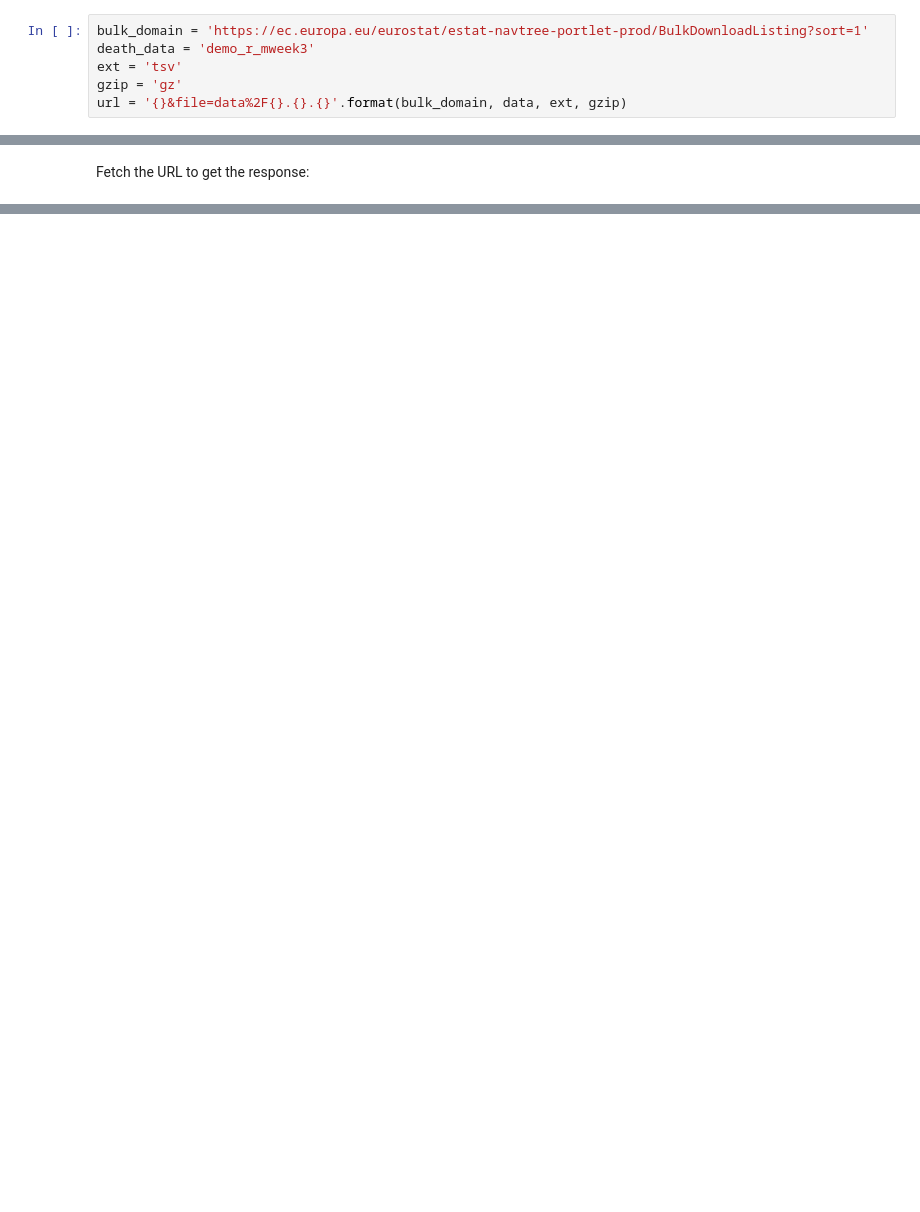
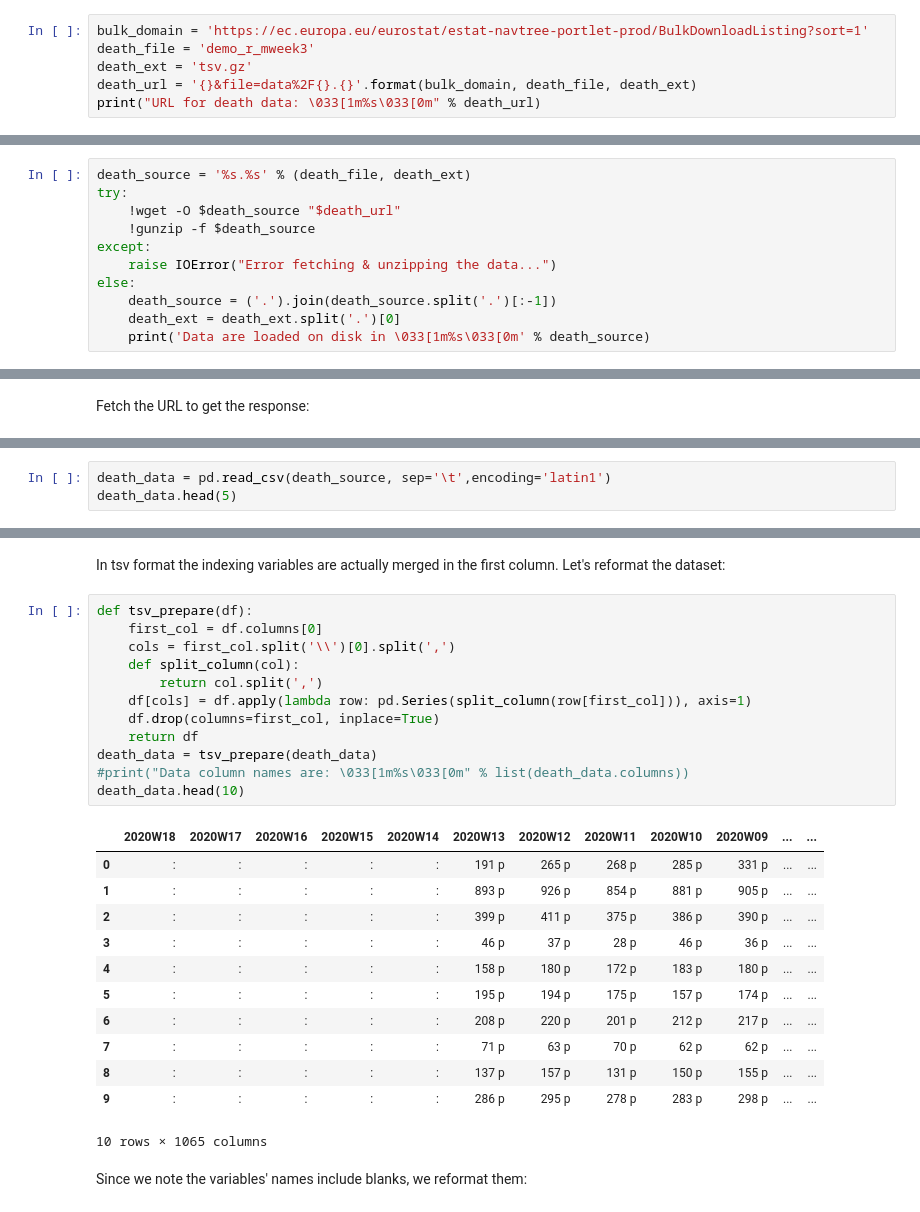
Before and after one commit to eurostat/mortality-viz, a Jupyter notebook: 02_mortality_european_regions.ipynb, the cells around one changed output, grey strips where cells are left out. Saved outputs shown, nothing was run; the diff lists cells and outputs as text; blank space fills up the shorter version.

```diff
--- a/02_mortality_european_regions.ipynb
+++ b/02_mortality_european_regions.ipynb
@@ -21,7 +53,7 @@ import zipfile
 Data on death figures will be fetched from [Eurostat bulk website](https://ec.europa.eu/eurostat/estat-navtree-portlet-prod/BulkDownloadListing?sort=1&dir=data). The link to the data source in TSV format is : https://ec.europa.eu/eurostat/estat-navtree-portlet-prod/BulkDownloadListing?sort=1&file=data%2Fdemo_r_mweek3.tsv.gz.
 # %%
 bulk_domain = 'https://ec.europa.eu/eurostat/estat-navtree-portlet-prod/BulkDownloadListing?sort=1'
-death_data = 'demo_r_mweek3'
-ext = 'tsv'
-gzip = 'gz'
-url = '{}&file=data%2F{}.{}.{}'.format(bulk_domain, data, ext, gzip)
+death_file = 'demo_r_mweek3'
+death_ext = 'tsv.gz'
+death_url = '{}&file=data%2F{}.{}'.format(bulk_domain, death_file, death_ext)
+print("URL for death data: \033[1m%s\033[0m" % death_url)
@@ -27,0 +62,11 @@ url = '{}&file=data%2F{}.{}.{}'.format(bulk_domain, data, ext, gzip)
+# %%
+death_source = '%s.%s' % (death_file, death_ext)
+try:
+    !wget -O $death_source "$death_url"
+    !gunzip -f $death_source
+except:
+    raise IOError("Error fetching & unzipping the data...")
+else:
+    death_source = ('.').join(death_source.split('.')[:-1])
+    death_ext = death_ext.split('.')[0]
+    print('Data are loaded on disk in \033[1m%s\033[0m' % death_source)
@@ -102,0 +136,3 @@ ext = ext.split('.')[0]
+# %%
+death_data = pd.read_csv(death_source, sep='\t',encoding='latin1')
+death_data.head(5)
@@ -102,0 +147,29 @@ ext = ext.split('.')[0]
+# %% [markdown]
+In tsv format the indexing variables are actually merged in the first column. Let's reformat the dataset:
+# %%
+def tsv_prepare(df):
+    first_col = df.columns[0]
+    cols = first_col.split('\\')[0].split(',')
+    def split_column(col):
+        return col.split(',')
+    df[cols] = df.apply(lambda row: pd.Series(split_column(row[first_col])), axis=1)
+    df.drop(columns=first_col, inplace=True)
+    return df
+death_data = tsv_prepare(death_data)
+#print("Data column names are: \033[1m%s\033[0m" % list(death_data.columns))
+death_data.head(10)
+# %% [output]
+|  | 2020W18 | 2020W17 | 2020W16 | 2020W15 | 2020W14 | 2020W13 | 2020W12 | 2020W11 | 2020W10 | 2020W09 | ... | ... |
+| 0 | : | : | : | : | : | 191 p | 265 p | 268 p | 285 p | 331 p | ... | ... |
+| 1 | : | : | : | : | : | 893 p | 926 p | 854 p | 881 p | 905 p | ... | ... |
+| 2 | : | : | : | : | : | 399 p | 411 p | 375 p | 386 p | 390 p | ... | ... |
+| 3 | : | : | : | : | : | 46 p | 37 p | 28 p | 46 p | 36 p | ... | ... |
+| 4 | : | : | : | : | : | 158 p | 180 p | 172 p | 183 p | 180 p | ... | ... |
+| 5 | : | : | : | : | : | 195 p | 194 p | 175 p | 157 p | 174 p | ... | ... |
+| 6 | : | : | : | : | : | 208 p | 220 p | 201 p | 212 p | 217 p | ... | ... |
+| 7 | : | : | : | : | : | 71 p | 63 p | 70 p | 62 p | 62 p | ... | ... |
+| 8 | : | : | : | : | : | 137 p | 157 p | 131 p | 150 p | 155 p | ... | ... |
+| 9 | : | : | : | : | : | 286 p | 295 p | 278 p | 283 p | 298 p | ... | ... |
+10 rows × 1065 columns
+# %% [markdown]
+Since we note the variables' names include blanks, we reformat them:
```
Also changed, not shown: parts of 54 cells of this notebook.
